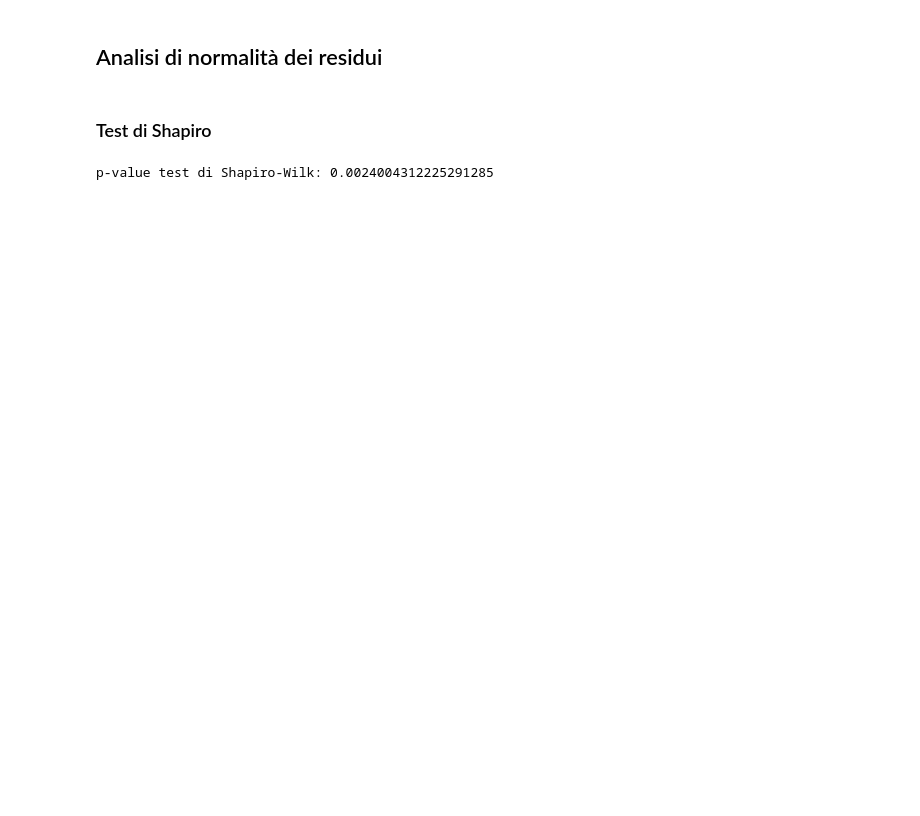
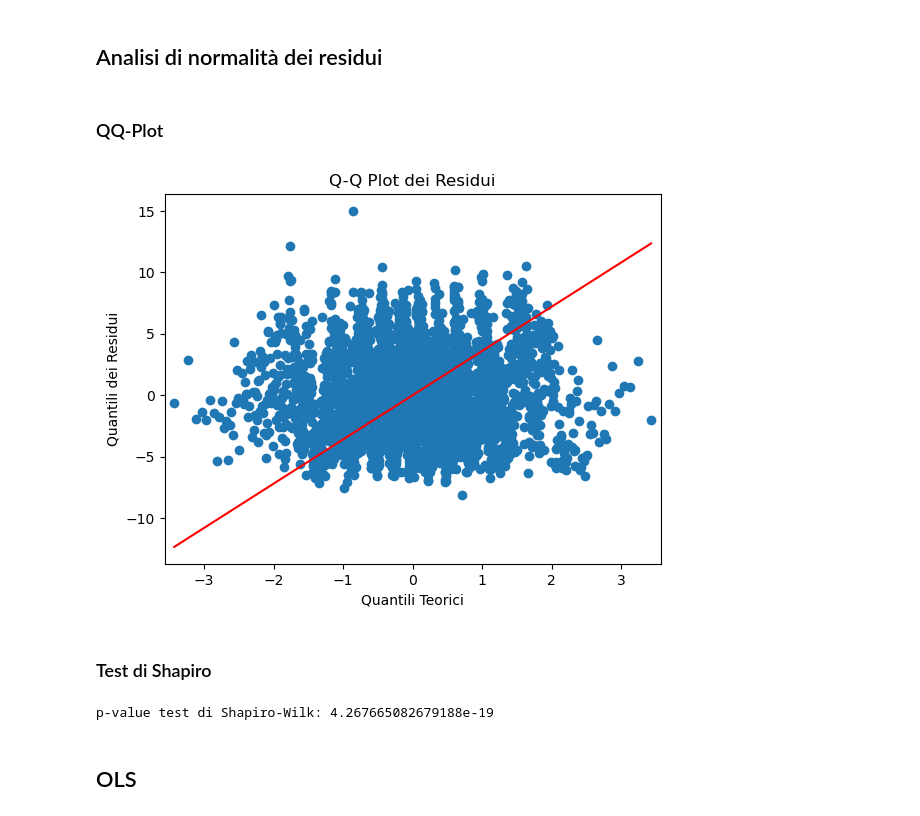
Before and after one commit to aka-buccia/progetto-statistica, a Jupyter notebook: reports/report.ipynb, the cells around one changed output. Saved outputs shown, nothing was run; the diff lists cells and outputs as text; code cells hidden in the pictures; blank space fills up the shorter version.

```diff
--- a/reports/report.ipynb
+++ b/reports/report.ipynb
@@ -500,10 +512,21 @@ MSE: 31.5969204405391
+# %% [markdown]
+### QQ-Plot
+# %%
+# Crea il Q-Q plot
+sm.qqplot(residui, line='s')
+plt.title('Q-Q Plot dei Residui')
+plt.xlabel('Quantili Teorici')
+plt.ylabel('Quantili dei Residui')
+plt.show()
+# %% [output]
+[figure, added]
 # %% [markdown]
 ### Test di Shapiro
 # %%
-residui = Y_osservati - Y_predetti
-
 # Verifica normalità dei residui (test di shapiro)
 shapiro_test = shapiro(residui)
 print(f"p-value test di Shapiro-Wilk: {shapiro_test.pvalue}")
 # %% [output]
-p-value test di Shapiro-Wilk: 0.0024004312225291285
+p-value test di Shapiro-Wilk: 4.267665082679188e-19
+# %% [markdown]
+## OLS
```
Also changed, not shown: parts of 9 cells of this notebook.
